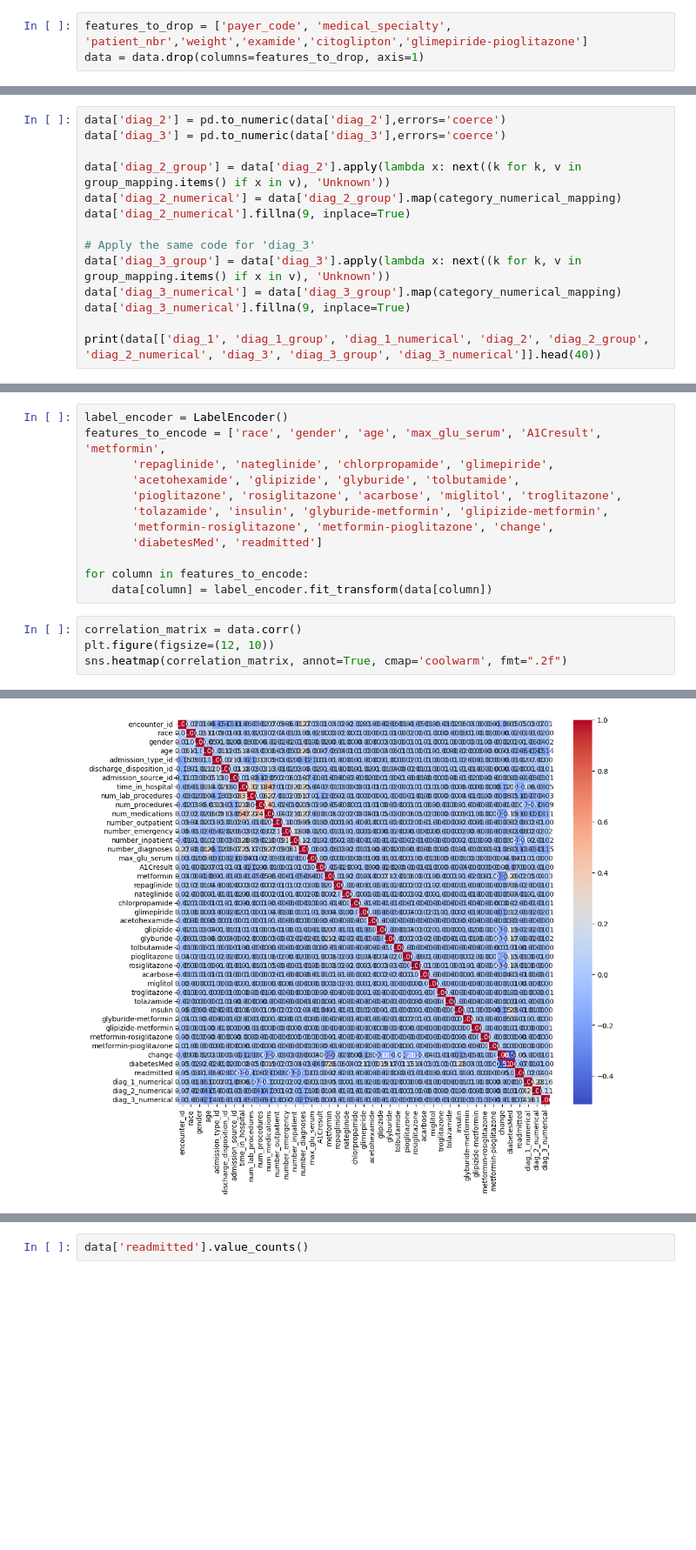
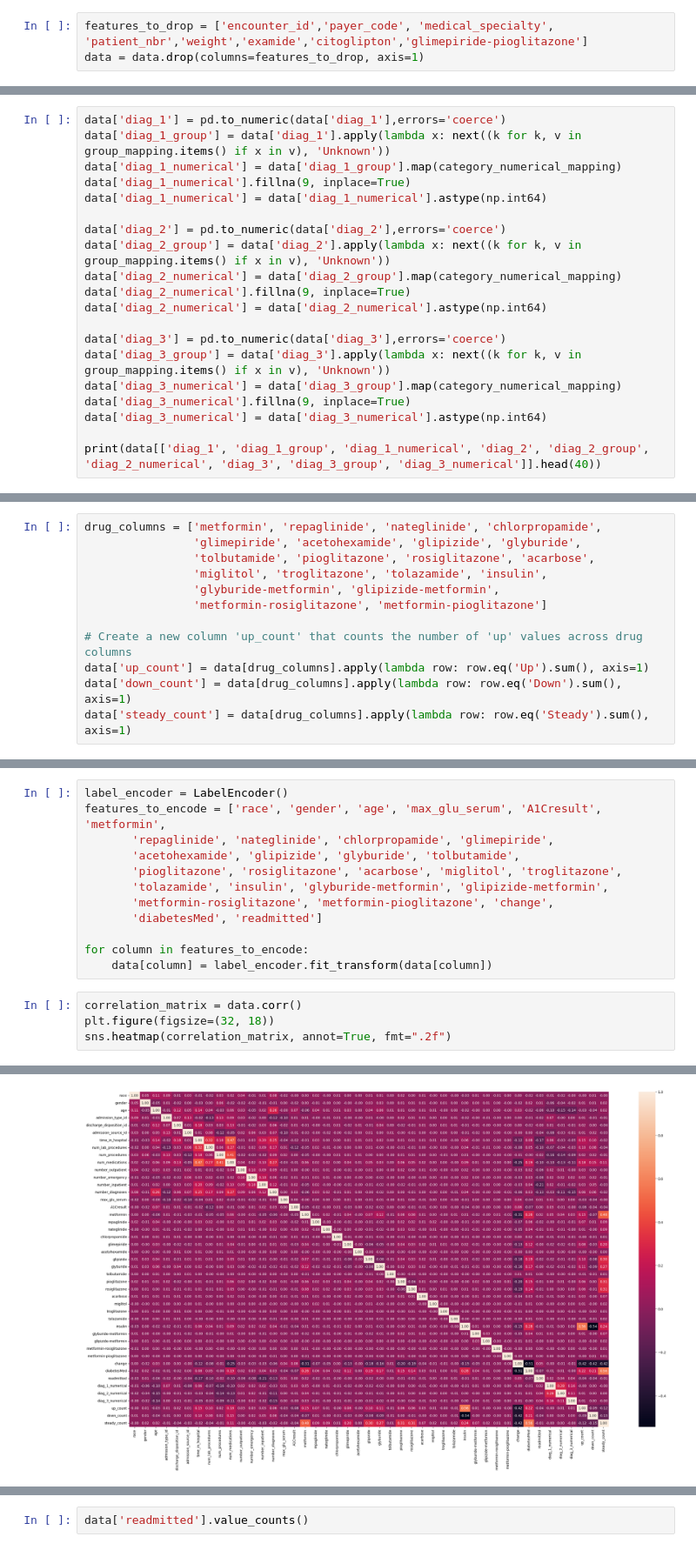
Before and after one commit to aadisinghi/Predicting_Hospital_Readmission_rate_ML, a Jupyter notebook: beng_cw_2.ipynb, the cells around one changed output, grey strips where cells are left out. Shown at 87% size. Cells and saved outputs as stored; diff of their text form; blank space fills up the shorter version.

```diff
--- a/beng_cw_2.ipynb
+++ b/beng_cw_2.ipynb
@@ -72,7 +62,7 @@ data.shape
 # %%
 # Note: Check out features that do not relate to diabetes
 # %%
-features_to_drop = ['payer_code', 'medical_specialty', 'patient_nbr','weight','examide','citoglipton','glimepiride-pioglitazone']
+features_to_drop = ['encounter_id','payer_code', 'medical_specialty', 'patient_nbr','weight','examide','citoglipton','glimepiride-pioglitazone']
 data = data.drop(columns=features_to_drop, axis=1)
 # %%
 print(data['diag_1'].head(),data['diag_2'].head(),data['diag_3'].head())
@@ -212,15 +174,21 @@ print(data[['diag_1', 'diag_1_group', 'diag_1_numerical']].head(40))
 # %%
+data['diag_1'] = pd.to_numeric(data['diag_1'],errors='coerce')
+data['diag_1_group'] = data['diag_1'].apply(lambda x: next((k for k, v in group_mapping.items() if x in v), 'Unknown'))
+data['diag_1_numerical'] = data['diag_1_group'].map(category_numerical_mapping)
+data['diag_1_numerical'].fillna(9, inplace=True)
+data['diag_1_numerical'] = data['diag_1_numerical'].astype(np.int64)
+
 data['diag_2'] = pd.to_numeric(data['diag_2'],errors='coerce')
-data['diag_3'] = pd.to_numeric(data['diag_3'],errors='coerce')
-
 data['diag_2_group'] = data['diag_2'].apply(lambda x: next((k for k, v in group_mapping.items() if x in v), 'Unknown'))
 data['diag_2_numerical'] = data['diag_2_group'].map(category_numerical_mapping)
 data['diag_2_numerical'].fillna(9, inplace=True)
+data['diag_2_numerical'] = data['diag_2_numerical'].astype(np.int64)
 
-# Apply the same code for 'diag_3'
+data['diag_3'] = pd.to_numeric(data['diag_3'],errors='coerce')
 data['diag_3_group'] = data['diag_3'].apply(lambda x: next((k for k, v in group_mapping.items() if x in v), 'Unknown'))
 data['diag_3_numerical'] = data['diag_3_group'].map(category_numerical_mapping)
 data['diag_3_numerical'].fillna(9, inplace=True)
+data['diag_3_numerical'] = data['diag_3_numerical'].astype(np.int64)
 
 print(data[['diag_1', 'diag_1_group', 'diag_1_numerical', 'diag_2', 'diag_2_group', 'diag_2_numerical', 'diag_3', 'diag_3_group', 'diag_3_numerical']].head(40))
 # %% [output]
@@ -244,6 +232,18 @@ print(data[['diag_1', 'diag_1_group', 'diag_1_numerical', 'diag_2', 'diag_2_grou
 # %%
 features_to_drop = ['diag_1', 'diag_2', 'diag_3','diag_1_group','diag_2_group','diag_3_group']
 data = data.drop(columns=features_to_drop, axis=1)
+# %%
+drug_columns = ['metformin', 'repaglinide', 'nateglinide', 'chlorpropamide',
+                'glimepiride', 'acetohexamide', 'glipizide', 'glyburide',
+                'tolbutamide', 'pioglitazone', 'rosiglitazone', 'acarbose',
+                'miglitol', 'troglitazone', 'tolazamide', 'insulin',
+                'glyburide-metformin', 'glipizide-metformin',
+                'metformin-rosiglitazone', 'metformin-pioglitazone']
+
+# Create a new column 'up_count' that counts the number of 'up' values across drug columns
+data['up_count'] = data[drug_columns].apply(lambda row: row.eq('Up').sum(), axis=1)
+data['down_count'] = data[drug_columns].apply(lambda row: row.eq('Down').sum(), axis=1)
+data['steady_count'] = data[drug_columns].apply(lambda row: row.eq('Steady').sum(), axis=1)
 # %%
 data.columns
 # %% [output]
@@ -274,8 +274,8 @@ for column in features_to_encode:
     data[column] = label_encoder.fit_transform(data[column])
 # %%
 correlation_matrix = data.corr()
-plt.figure(figsize=(12, 10))
-sns.heatmap(correlation_matrix, annot=True, cmap='coolwarm', fmt=".2f")
+plt.figure(figsize=(32, 18))
+sns.heatmap(correlation_matrix, annot=True, fmt=".2f")
 # %% [output]
 <Axes: >
-[figure, old version]
+[figure, new version]
```
Also changed, not shown: parts of 102 cells of this notebook, 3 other files.
